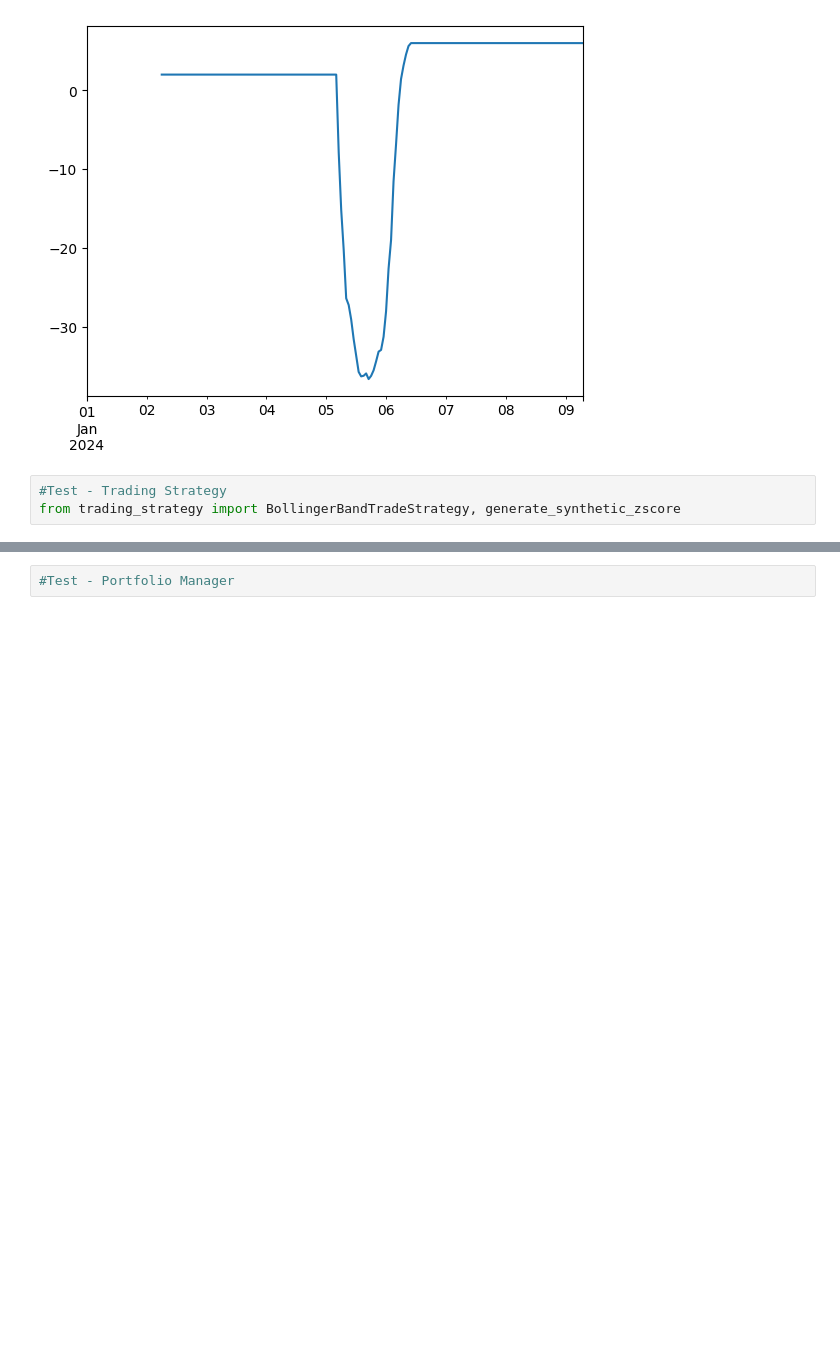
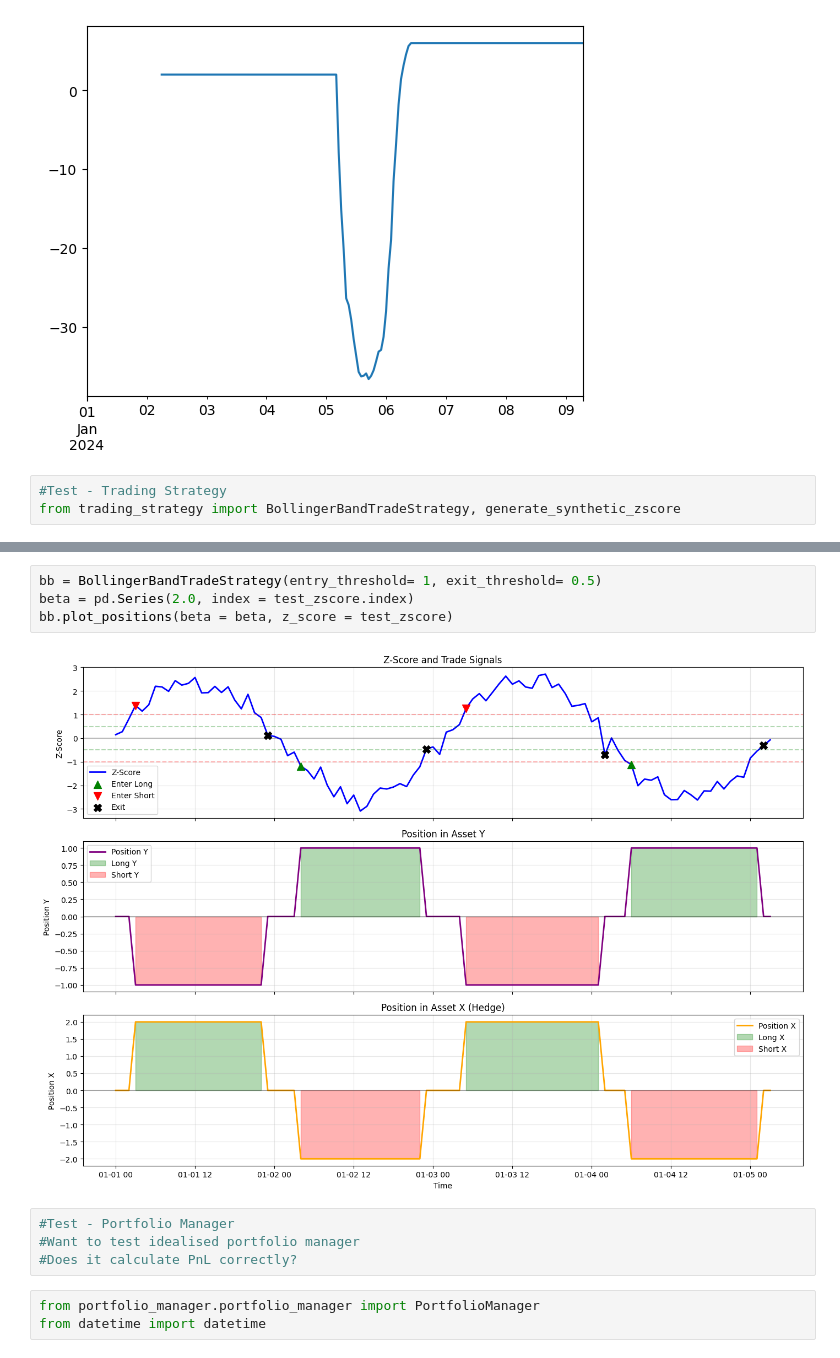
Before and after one commit to vbear97/pairs_trading_cryptocurrency, a Jupyter notebook: code_testing.ipynb, the cells around one changed output, grey strips where cells are left out. Saved outputs shown, nothing was run; the diff lists cells and outputs as text; blank space fills up the shorter version.

Commit message:
feat: Finalise code testing for portfolio manager

```diff
--- a/code_testing.ipynb
+++ b/code_testing.ipynb
@@ -89,2 +95,13 @@ from trading_strategy import BollingerBandTradeStrategy, generate_synthetic_zsco
+# %%
+bb = BollingerBandTradeStrategy(entry_threshold= 1, exit_threshold= 0.5)
+beta = pd.Series(2.0, index = test_zscore.index)
+bb.plot_positions(beta = beta, z_score = test_zscore)
+# %% [output]
+[figure, added]
 # %%
 #Test - Portfolio Manager
+#Want to test idealised portfolio manager
+#Does it calculate PnL correctly?
+# %%
+from portfolio_manager.portfolio_manager import PortfolioManager
+from datetime import datetime
```
Also changed, not shown: parts of 18 cells of this notebook.
